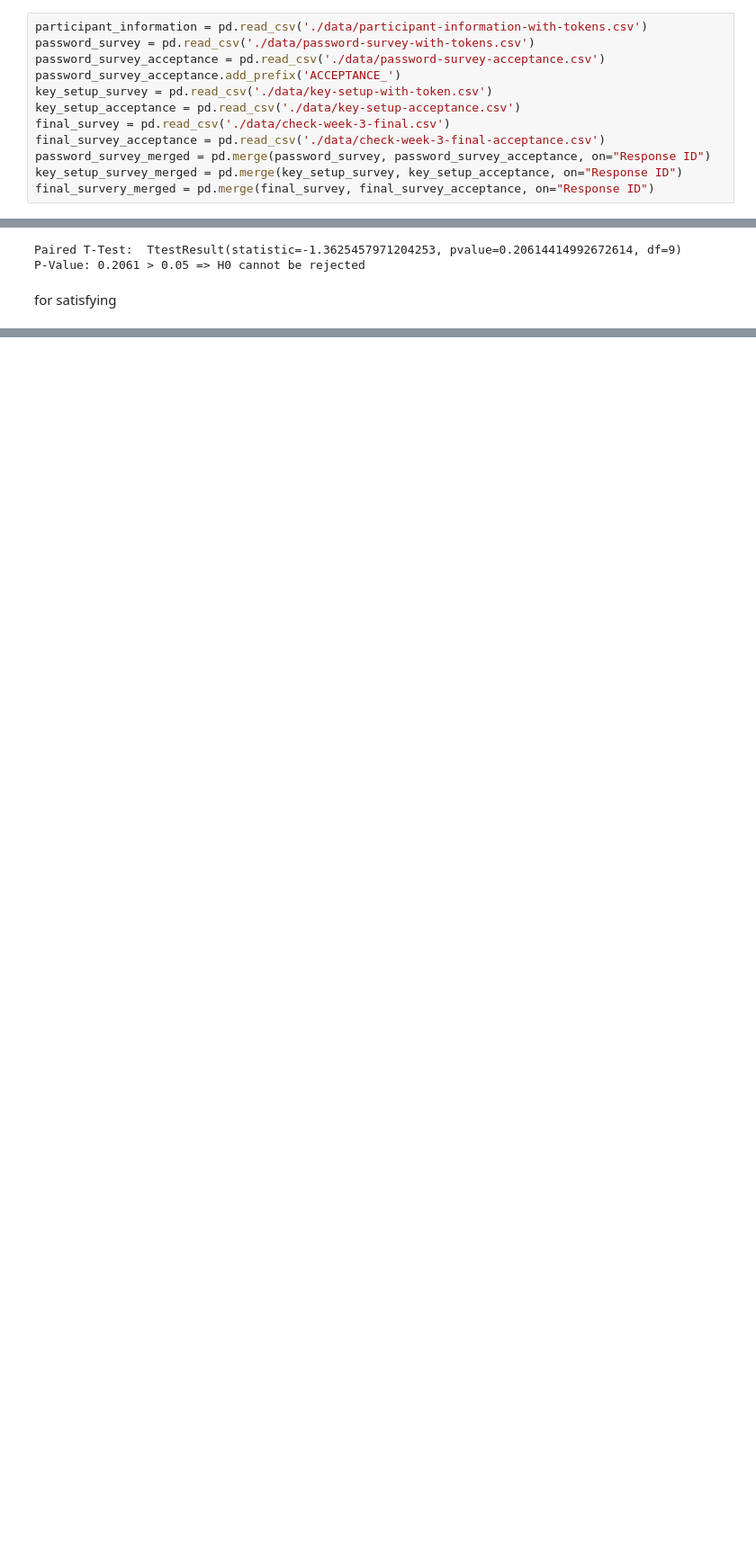
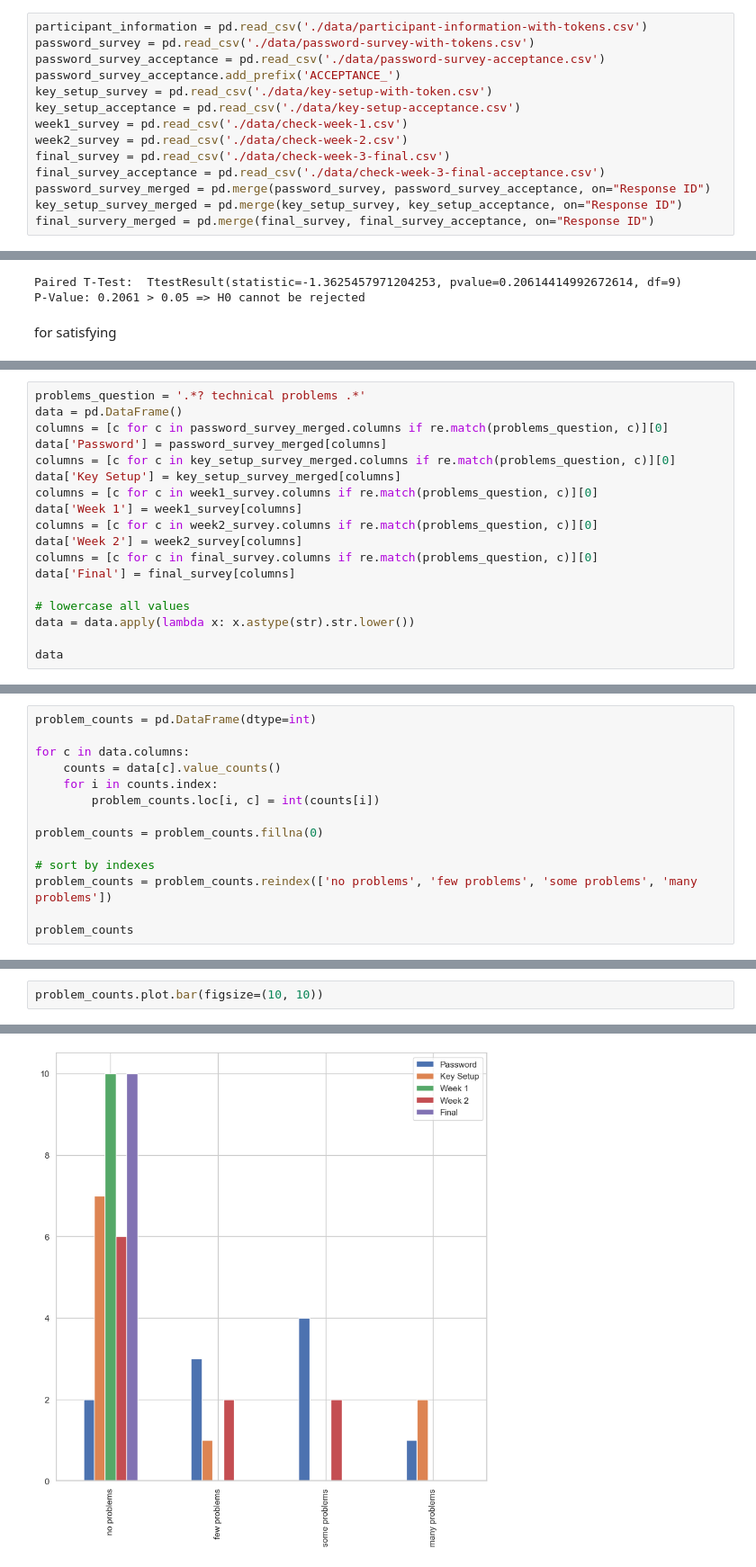
Before and after one commit to Mekacher-Anis/Usable-Security-Lab, a Jupyter notebook: analyse.ipynb, the cells around one changed output, grey strips where cells are left out. Shown at 90% size. Saved outputs shown, nothing was run; the diff lists cells and outputs as text; blank space fills up the shorter version.

```diff
--- a/analyse.ipynb
+++ b/analyse.ipynb
@@ -17,6 +19,8 @@ password_survey_acceptance = pd.read_csv('./data/password-survey-acceptance.csv'
 password_survey_acceptance.add_prefix('ACCEPTANCE_')
 key_setup_survey = pd.read_csv('./data/key-setup-with-token.csv')
 key_setup_acceptance = pd.read_csv('./data/key-setup-acceptance.csv')
+week1_survey = pd.read_csv('./data/check-week-1.csv')
+week2_survey = pd.read_csv('./data/check-week-2.csv')
 final_survey = pd.read_csv('./data/check-week-3-final.csv')
 final_survey_acceptance = pd.read_csv('./data/check-week-3-final-acceptance.csv')
 password_survey_merged = pd.merge(password_survey, password_survey_acceptance, on="Response ID")
@@ -281,0 +404,18 @@ P-Value: 0.2059 > 0.05 => H0 cannot be rejected
+# %%
+problems_question = '.*? technical problems .*'
+data = pd.DataFrame()
+columns = [c for c in password_survey_merged.columns if re.match(problems_question, c)][0]
+data['Password'] = password_survey_merged[columns]
+columns = [c for c in key_setup_survey_merged.columns if re.match(problems_question, c)][0]
+data['Key Setup'] = key_setup_survey_merged[columns]
+columns = [c for c in week1_survey.columns if re.match(problems_question, c)][0]
+data['Week 1'] = week1_survey[columns]
+columns = [c for c in week2_survey.columns if re.match(problems_question, c)][0]
+data['Week 2'] = week2_survey[columns]
+columns = [c for c in final_survey.columns if re.match(problems_question, c)][0]
+data['Final'] = final_survey[columns]
+
+# lowercase all values
+data = data.apply(lambda x: x.astype(str).str.lower())
+
+data
@@ -281,0 +434,14 @@ P-Value: 0.2059 > 0.05 => H0 cannot be rejected
+# %%
+problem_counts = pd.DataFrame(dtype=int)
+
+for c in data.columns:
+    counts = data[c].value_counts()
+    for i in counts.index:
+        problem_counts.loc[i, c] = int(counts[i])
+
+problem_counts = problem_counts.fillna(0)
+
+# sort by indexes
+problem_counts = problem_counts.reindex(['no problems', 'few problems', 'some problems', 'many problems'])
+
+problem_counts
@@ -281,0 +454,3 @@ P-Value: 0.2059 > 0.05 => H0 cannot be rejected
+# %%
+problem_counts.plot.bar(figsize=(10, 10))
+# %% [output]
@@ -281,0 +458 @@ P-Value: 0.2059 > 0.05 => H0 cannot be rejected
+[figure, added]
```
Also changed, not shown: parts of 22 cells of this notebook, 9 other files.
